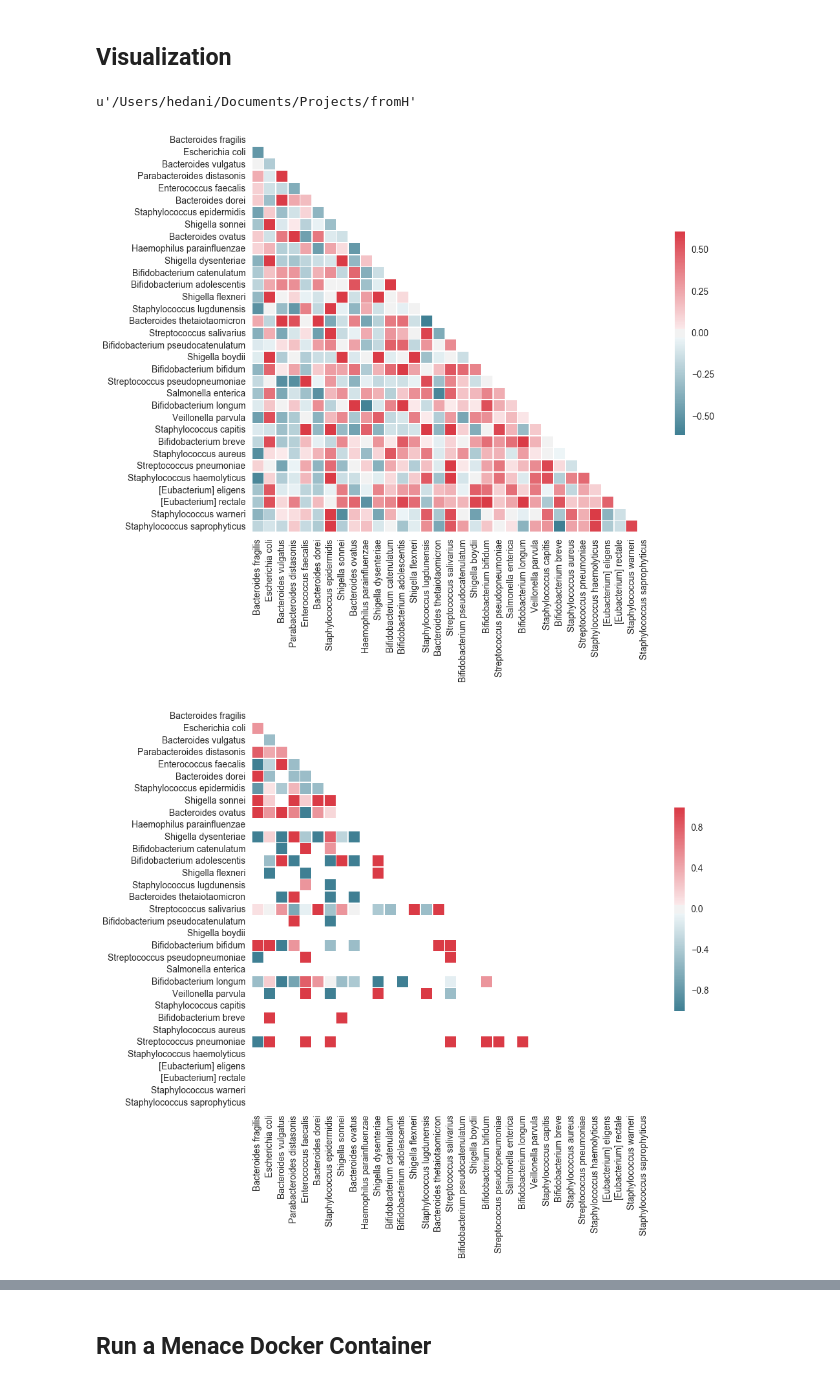
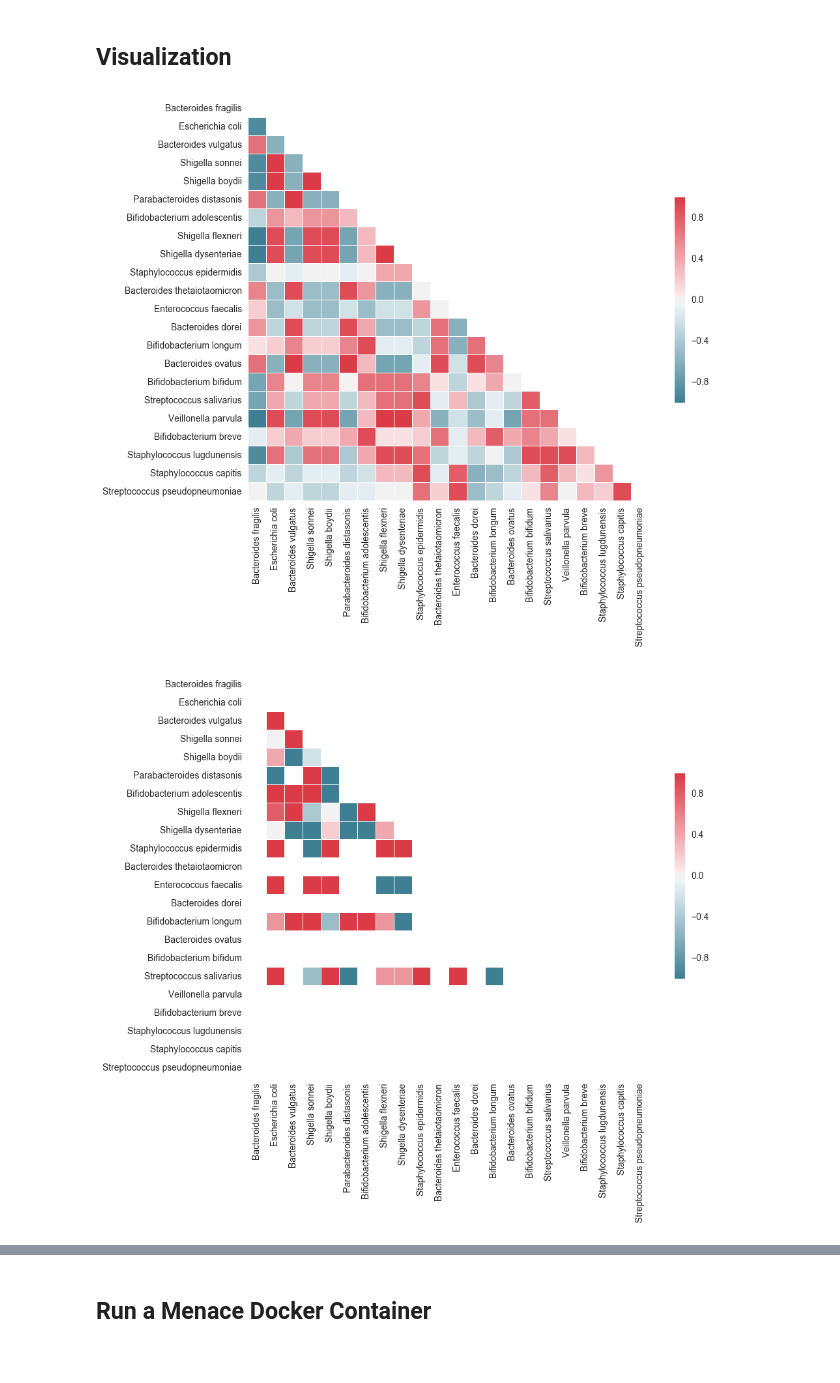
Before and after one commit to zertan/Menace, a Jupyter notebook: menace/notebook/Menace.ipynb, the cells around one changed output, grey strips where cells are left out. Saved outputs shown, nothing was run; the diff lists cells and outputs as text; code cells hidden in the pictures.

```diff
--- a/menace/notebook/Menace.ipynb
+++ b/menace/notebook/Menace.ipynb
@@ -27,8 +20,7 @@ import pandas as pd
 import numpy as np
 from os.path import join
 # %%
-ptr = pd.DataFrame.from_csv(join(config['output_path'],"Collect","PTR.csv"),  sep=';',index_col=-1)
-ab = pd.DataFrame.from_csv(join(config['output_path'],"Collect","Abundance.csv"),  sep=';')
+c = pd.DataFrame.from_csv(join(config['output_path'],"Collect","C.csv"),  sep=';')
+ab = pd.DataFrame.from_csv(join(config['output_path'],"Collect","CellAbundance.csv"),  sep=';')
 ab = ab.ix[:,np.argsort(ab.columns)]
-ptr = ptr.ix[:,np.argsort(ptr.columns)]
-#ab_ptr = pd.DataFrame.from_csv(join(config['output_path'],"Collect","AbundancePTR.csv"),  sep=';')
+c = c.ix[:,np.argsort(c.columns)]
@@ -56,4 +27,5 @@ ptr.columns=list(ab.columns)
 # %%
+# make data frames with rows sorted according to mean abundance across species
 s=ab.transpose().mean().sort_values(ascending=False).index.values
 ab2=ab.ix[list(s),:]
-ptr2=ptr.ix[list(s),:]
+c2=c.ix[list(s),:]
@@ -72,4 +43,0 @@ sns.set_context("paper")
-# %%
-pwd
-# %% [output]
-u'/Users/hedani/Documents/Projects/fromH'
@@ -83,4 +44,5 @@ u'/Users/hedani/Documents/Projects/fromH'
 # %%
+# correlation of abundance
 sns.set(style="white")
 corr=ab2.transpose().corr('spearman')
 
@@ -103,33 +65,33 @@ ax.set_ylabel('')
 
 f.subplots_adjust(left=0.2,bottom=0.2)
 
-##fig = ax.get_figure()
 f.savefig('Figures/Species_Ab_Correlation.pdf')
 # %% [output]
-[figure, old version]
+[figure, new version]
 # %%
+# correlation of C periods
 sns.set(style="white")
-corr=ptr2.transpose().corr('spearman')
+corr=c2.transpose().corr('spearman')
 
 # Generate a mask for the upper triangle
 mask = np.zeros_like(corr, dtype=np.bool)
 mask[np.triu_indices_from(mask)] = True
 
 # Set up the matplotlib figure
 f, ax = plt.subplots(figsize=(11, 9))
 
 # Generate a custom diverging colormap
 cmap = sns.diverging_palette(220, 10, as_cmap=True)
 
 # Draw the heatmap with the mask and correct aspect ratio
 sns.heatmap(corr, mask=mask, cmap=cmap, vmax=.3,
             square=True,linewidths=.5, cbar_kws={"shrink": .5}, ax=ax)
 
 ax.set_xlabel('')
 ax.set_ylabel('')
 
 f.subplots_adjust(left=0.2,bottom=0.2)
 
-f.savefig('Figures/Species_PTR_Correlation.pdf')
+f.savefig('Figures/Species_C_Correlation.pdf')
 # %% [output]
-[figure, old version]
+[figure, new version]
```
Also changed, not shown: parts of 50 cells of this notebook, 8 other files.
